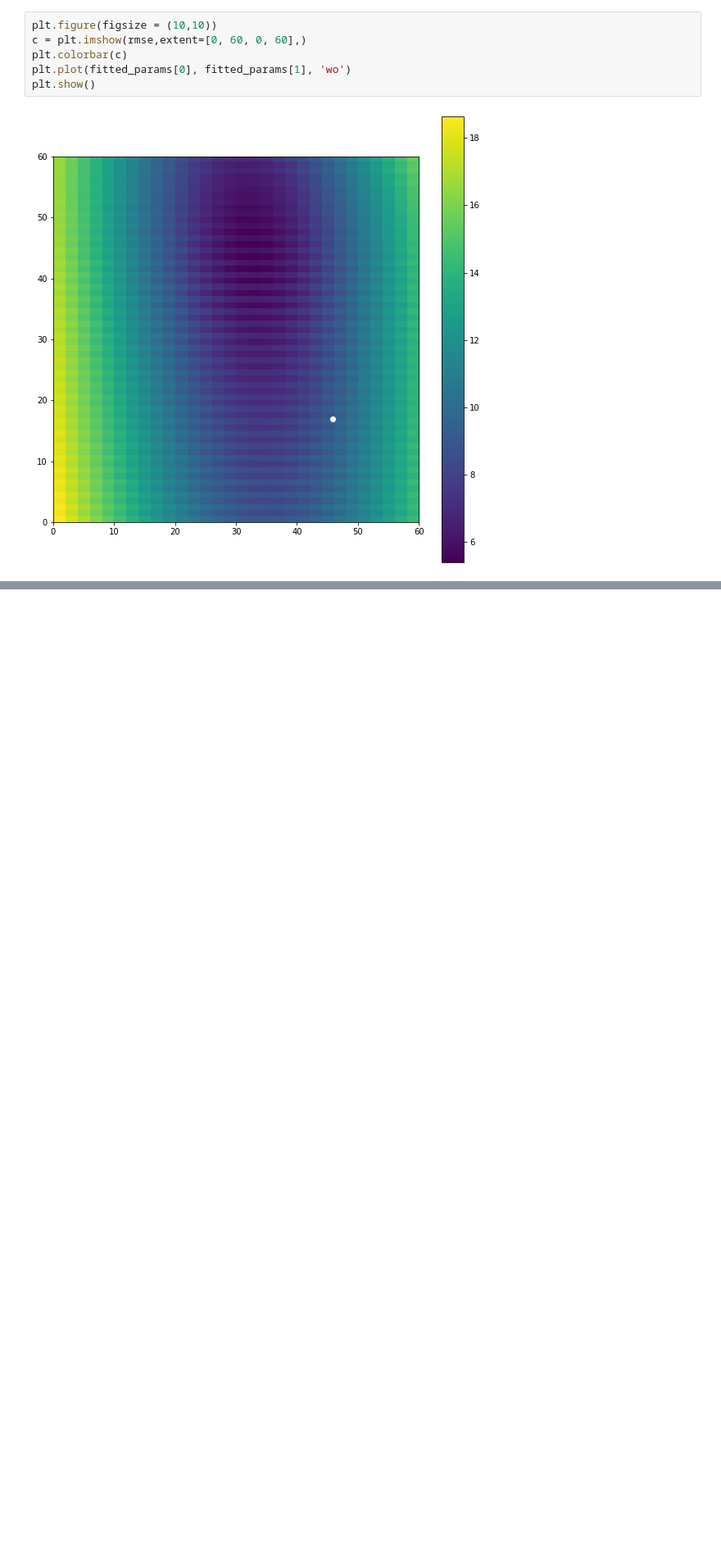
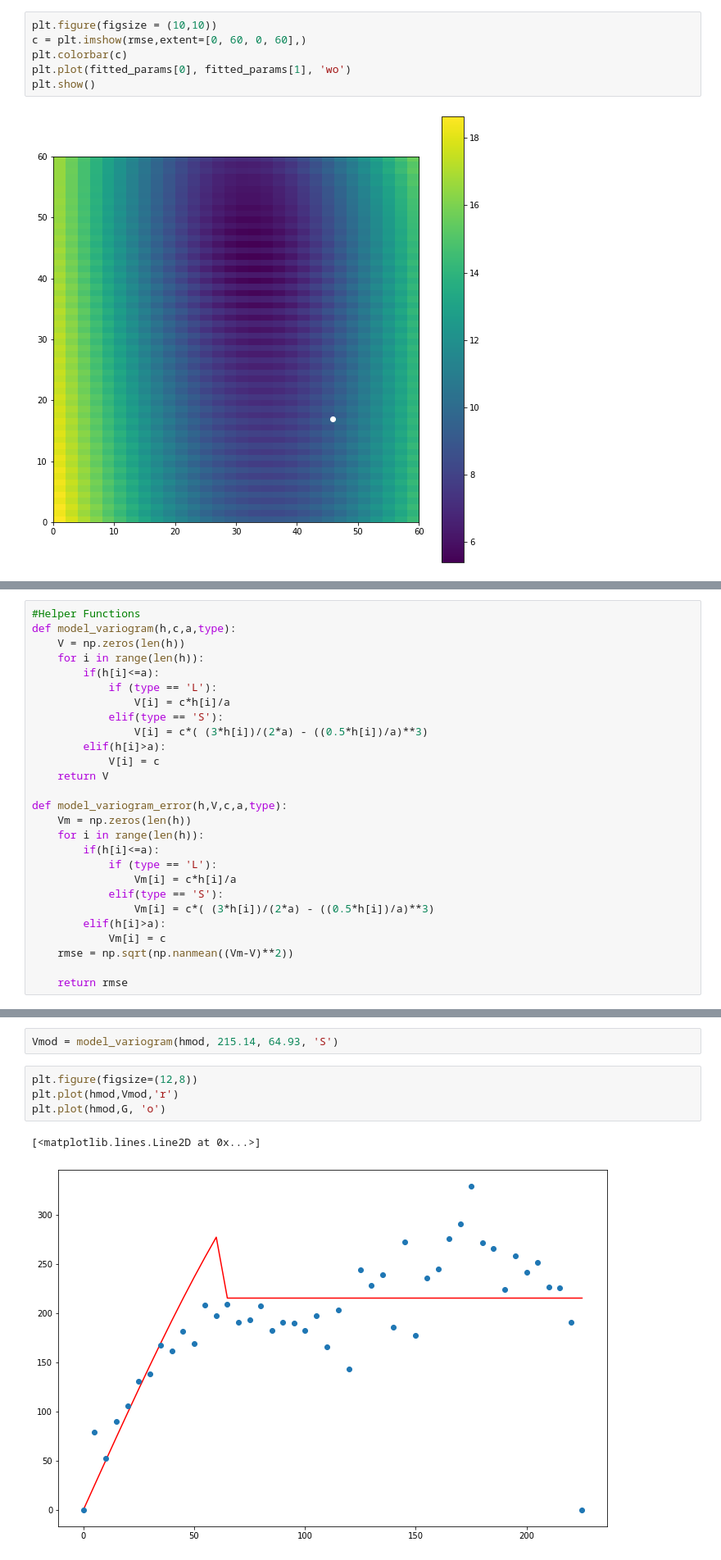
Before and after one commit to eviofekeze/ComputingArtifact, a Jupyter notebook: CompArtifact.ipynb, the cells around one changed output, grey strips where cells are left out. Shown: that part at 82% size. Saved outputs shown, nothing was run; the diff lists cells and outputs as text; blank space fills up the shorter version.

```diff
--- a/CompArtifact.ipynb
+++ b/CompArtifact.ipynb
@@ -591,0 +610,27 @@ $$Term Three \longrightarrow \hat{\sigma}^2 = \frac{1}{N-1} \bigg(\sum{v(x_i) -
+# %%
+#Helper Functions
+def model_variogram(h,c,a,type):
+    V = np.zeros(len(h))
+    for i in range(len(h)):
+        if(h[i]<=a):
+            if (type == 'L'):
+                V[i] = c*h[i]/a
+            elif(type == 'S'):
+                V[i] = c*( (3*h[i])/(2*a) - ((0.5*h[i])/a)**3)
+        elif(h[i]>a):
+            V[i] = c
+    return V
+
+def model_variogram_error(h,V,c,a,type):
+    Vm = np.zeros(len(h))
+    for i in range(len(h)):
+        if(h[i]<=a):
+            if (type == 'L'):
+                Vm[i] = c*h[i]/a
+            elif(type == 'S'):
+                Vm[i] = c*( (3*h[i])/(2*a) - ((0.5*h[i])/a)**3)
+        elif(h[i]>a):
+            Vm[i] = c
+    rmse = np.sqrt(np.nanmean((Vm-V)**2))
+
+    return rmse
@@ -591,0 +651,9 @@ $$Term Three \longrightarrow \hat{\sigma}^2 = \frac{1}{N-1} \bigg(\sum{v(x_i) -
+# %%
+Vmod = model_variogram(hmod, 215.14, 64.93, 'S')
+# %%
+plt.figure(figsize=(12,8))
+plt.plot(hmod,Vmod,'r')
+plt.plot(hmod,G, 'o')
+# %% [output]
+[<matplotlib.lines.Line2D at 0x...>]
+[figure, added]
```
Also changed, not shown: parts of 29 cells of this notebook.
